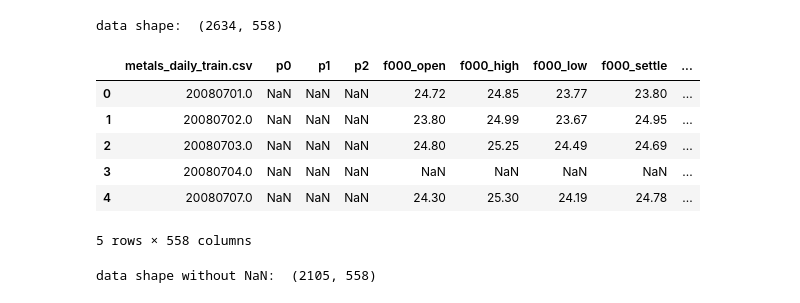
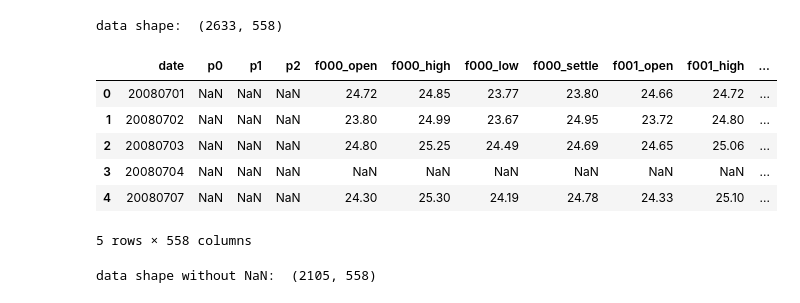
Before and after one commit to LouisTilloy/deepvu_project, a Jupyter notebook: sy_deep_vu_draft.ipynb, the cells around one changed output. Drawn from its saved outputs; the diff is of its cells as text; code cells hidden in the pictures.

Commit message:
clean data for avena

```diff
--- a/sy_deep_vu_draft.ipynb
+++ b/sy_deep_vu_draft.ipynb
@@ -20,19 +1,19 @@
 # %%
 import numpy as np
 import pandas as pd
 import matplotlib.pyplot as plt
 
-data = pd.read_csv("metals_train.csv")
+data = pd.read_csv("metals_daily_train.csv")
 print("data shape: ", data.shape)
 data.head()
 # %% [output]
-data shape:  (2634, 558)
+data shape:  (2633, 558)
-|  | metals_daily_train.csv | p0 | p1 | p2 | f000_open | f000_high | f000_low | f000_settle | ... |
-| 0 | 20080701.0 | NaN | NaN | NaN | 24.72 | 24.85 | 23.77 | 23.80 | ... |
-| 1 | 20080702.0 | NaN | NaN | NaN | 23.80 | 24.99 | 23.67 | 24.95 | ... |
-| 2 | 20080703.0 | NaN | NaN | NaN | 24.80 | 25.25 | 24.49 | 24.69 | ... |
-| 3 | 20080704.0 | NaN | NaN | NaN | NaN | NaN | NaN | NaN | ... |
-| 4 | 20080707.0 | NaN | NaN | NaN | 24.30 | 25.30 | 24.19 | 24.78 | ... |
+|  | date | p0 | p1 | p2 | f000_open | f000_high | f000_low | f000_settle | f001_open | f001_high | ... |
+| 0 | 20080701 | NaN | NaN | NaN | 24.72 | 24.85 | 23.77 | 23.80 | 24.66 | 24.72 | ... |
+| 1 | 20080702 | NaN | NaN | NaN | 23.80 | 24.99 | 23.67 | 24.95 | 23.72 | 24.80 | ... |
+| 2 | 20080703 | NaN | NaN | NaN | 24.80 | 25.25 | 24.49 | 24.69 | 24.65 | 25.06 | ... |
+| 3 | 20080704 | NaN | NaN | NaN | NaN | NaN | NaN | NaN | NaN | NaN | ... |
+| 4 | 20080707 | NaN | NaN | NaN | 24.30 | 25.30 | 24.19 | 24.78 | 24.33 | 25.10 | ... |
 5 rows × 558 columns
 # %%
 filtered_data = data[data.p0.notnull()]
```
Also changed, not shown: parts of 11 cells of this notebook, 4 other files.
